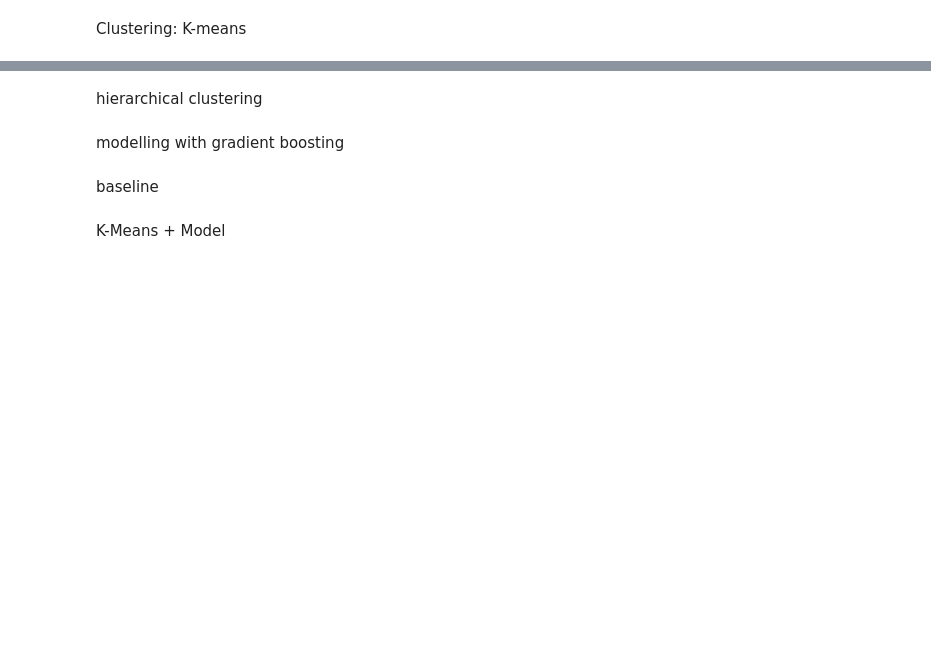
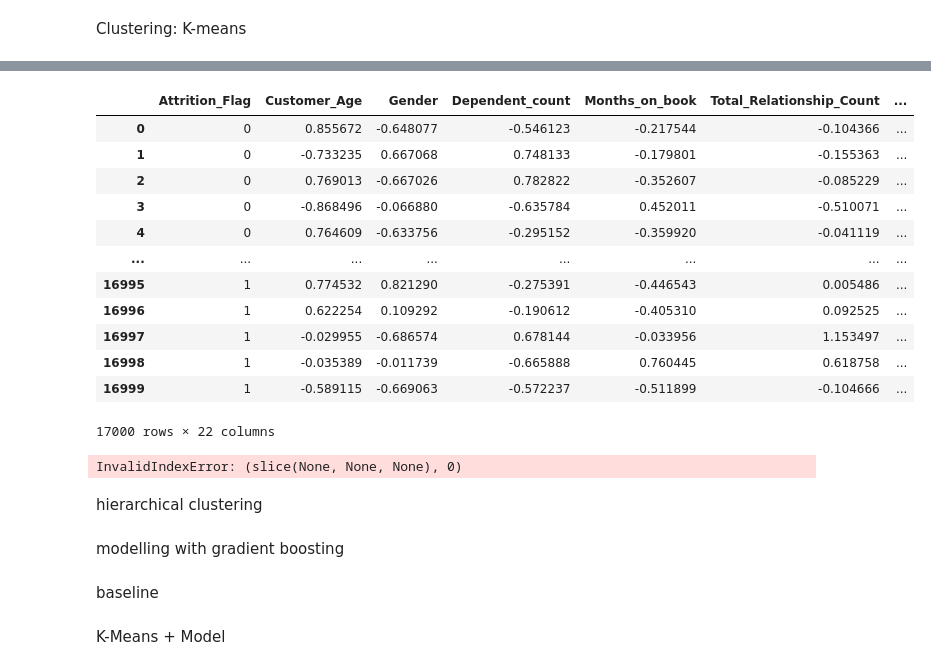
Before and after one commit to dimiphoton/creadit-card-churn-prediction, a Jupyter notebook: scripts/experiences/dimi0.ipynb, the cells around one changed output, grey strips where cells are left out. Saved outputs shown, nothing was run; the diff lists cells and outputs as text; code cells hidden in the pictures; blank space fills up the shorter version.

```diff
--- a/scripts/experiences/dimi0.ipynb
+++ b/scripts/experiences/dimi0.ipynb
@@ -322,4 +275,4 @@ Shape of X after PCA: {X_pca.shape}''')
 Clustering: K-means
 # %%
 # Merge y and X
-data = pd.concat([y_smote, X_pca], axis=1)
+#data = pd.concat([y_smote, X_pca], axis=1)
@@ -367,6 +355,40 @@ km = km.fit(X_pca)
 data_kmeans = data.copy()
 
 data_kmeans['kmeans'] = km.predict(X_pca)
+# %%
+data_kmeans
+# %% [output]
+|  | Attrition_Flag | Customer_Age | Gender | Dependent_count | Months_on_book | Total_Relationship_Count | ... |
+| 0 | 0 | 0.855672 | -0.648077 | -0.546123 | -0.217544 | -0.104366 | ... |
+| 1 | 0 | -0.733235 | 0.667068 | 0.748133 | -0.179801 | -0.155363 | ... |
+| 2 | 0 | 0.769013 | -0.667026 | 0.782822 | -0.352607 | -0.085229 | ... |
+| 3 | 0 | -0.868496 | -0.066880 | -0.635784 | 0.452011 | -0.510071 | ... |
+| 4 | 0 | 0.764609 | -0.633756 | -0.295152 | -0.359920 | -0.041119 | ... |
+| ... | ... | ... | ... | ... | ... | ... | ... |
+| 16995 | 1 | 0.774532 | 0.821290 | -0.275391 | -0.446543 | 0.005486 | ... |
+| 16996 | 1 | 0.622254 | 0.109292 | -0.190612 | -0.405310 | 0.092525 | ... |
+| 16997 | 1 | -0.029955 | -0.686574 | 0.678144 | -0.033956 | 1.153497 | ... |
+| 16998 | 1 | -0.035389 | -0.011739 | -0.665888 | 0.760445 | 0.618758 | ... |
+| 16999 | 1 | -0.589115 | -0.669063 | -0.572237 | -0.511899 | -0.104666 | ... |
+17000 rows × 22 columns
+# %%
+import matplotlib.pyplot as plt
+
+# Extract the first two principal components
+#pc1, pc2 = X_pca[:, 0], X_pca[:, 1]
+
+# Create a scatter plot and color the points based on cluster label
+plt.scatter(pc1, pc2, c=data_kmeans['kmeans'])
+
+# Add axis labels and title
+plt.xlabel('PC1')
+plt.ylabel('PC2')
+plt.title('KMeans Clustering Results')
+
+# Show the plot
+plt.show()
+# %% [output]
+InvalidIndexError: (slice(None, None, None), 0)
 # %% [markdown]
 hierarchical clustering
 # %%
```
Also changed, not shown: parts of 21 cells of this notebook, 3 other files.
